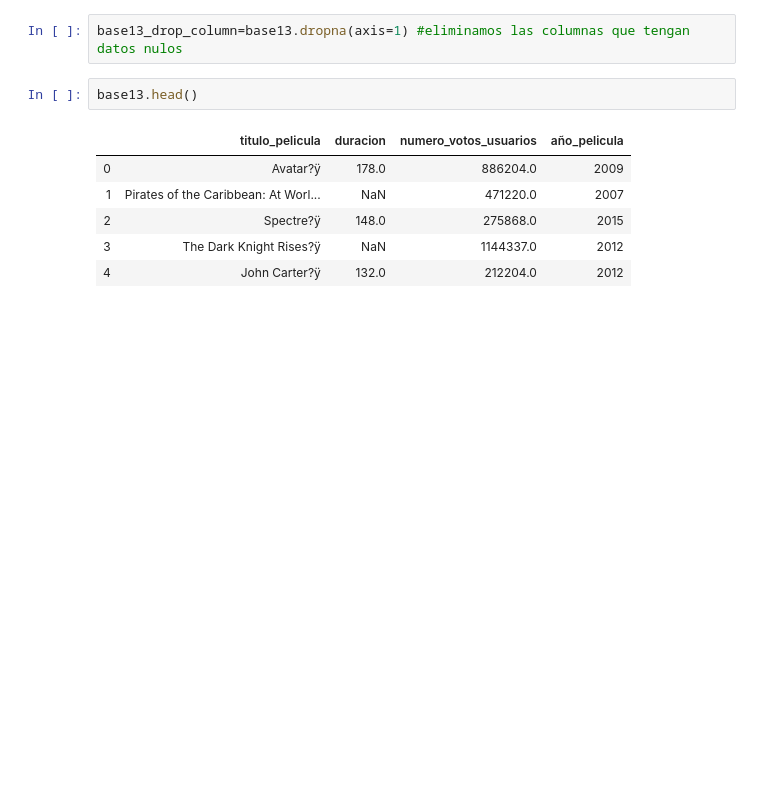
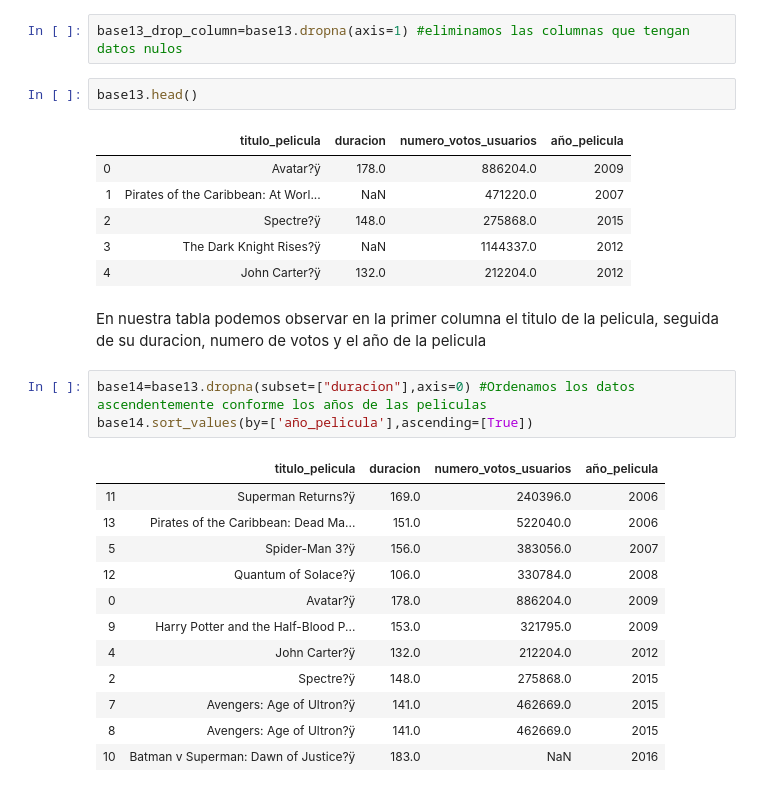
Before and after one commit to LizbethBolado/Mineria-de-datos, a Jupyter notebook: Practica 1 (Procesamiento de datos).ipynb, the cells around one changed output. Drawn from its saved outputs; the diff is of its cells as text; blank space fills up the shorter version.

```diff
--- a/Practica 1 (Procesamiento de datos).ipynb
+++ b/Practica 1 (Procesamiento de datos).ipynb
@@ -200,3 +182,21 @@ base13.head()
 | 2 | Spectre?ÿ | 148.0 | 275868.0 | 2015 |
 | 3 | The Dark Knight Rises?ÿ | NaN | 1144337.0 | 2012 |
 | 4 | John Carter?ÿ | 132.0 | 212204.0 | 2012 |
+# %% [markdown]
+En nuestra tabla podemos observar en la primer columna el titulo de la pelicula, seguida de su duracion, numero de votos y el año de la pelicula
+# %%
+base14=base13.dropna(subset=["duracion"],axis=0) #Ordenamos los datos ascendentemente conforme los años de las peliculas
+base14.sort_values(by=['año_pelicula'],ascending=[True])
+# %% [output]
+|  | titulo_pelicula | duracion | numero_votos_usuarios | año_pelicula |
+| 11 | Superman Returns?ÿ | 169.0 | 240396.0 | 2006 |
+| 13 | Pirates of the Caribbean: Dead Ma... | 151.0 | 522040.0 | 2006 |
+| 5 | Spider-Man 3?ÿ | 156.0 | 383056.0 | 2007 |
+| 12 | Quantum of Solace?ÿ | 106.0 | 330784.0 | 2008 |
+| 0 | Avatar?ÿ | 178.0 | 886204.0 | 2009 |
+| 9 | Harry Potter and the Half-Blood P... | 153.0 | 321795.0 | 2009 |
+| 4 | John Carter?ÿ | 132.0 | 212204.0 | 2012 |
+| 2 | Spectre?ÿ | 148.0 | 275868.0 | 2015 |
+| 7 | Avengers: Age of Ultron?ÿ | 141.0 | 462669.0 | 2015 |
+| 8 | Avengers: Age of Ultron?ÿ | 141.0 | 462669.0 | 2015 |
+| 10 | Batman v Superman: Dawn of Justice?ÿ | 183.0 | NaN | 2016 |
```
Also changed, not shown: parts of 3 cells of this notebook.
